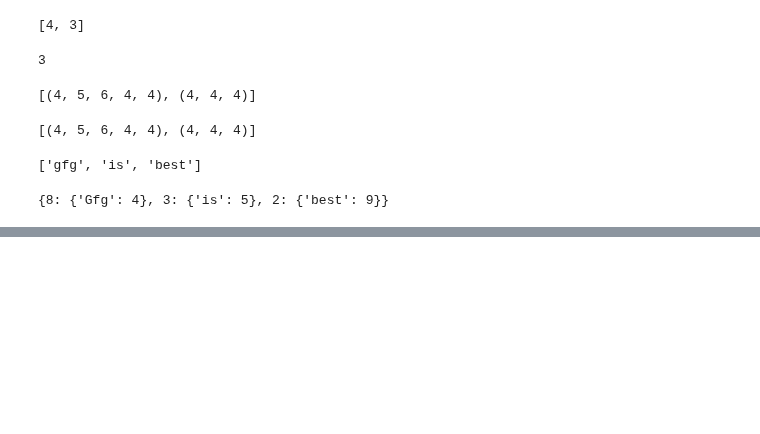
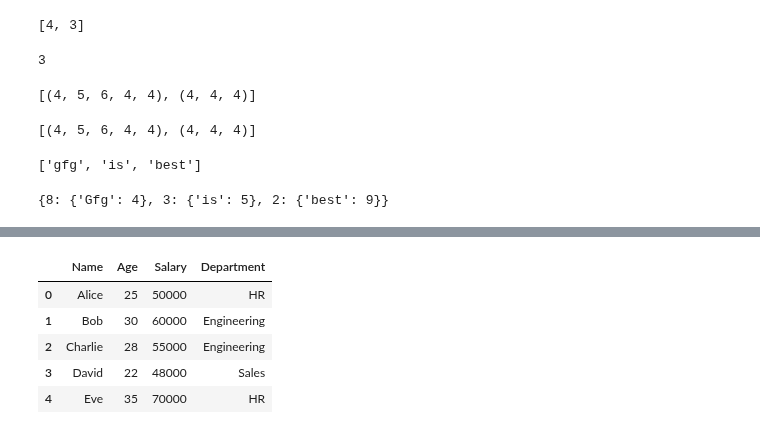
Before and after one commit to Ranjitghadge/Python-Practice, a Jupyter notebook: Python_Practice.ipynb, the cells around one changed output, grey strips where cells are left out. Cells and saved outputs as stored; diff of their text form; code cells hidden in the pictures; blank space fills up the shorter version.

```diff
--- a/Python_Practice.ipynb
+++ b/Python_Practice.ipynb
@@ -3493,0 +3585,18 @@ print(n)
+# %%
+data = {
+    'Name': ['Alice', 'Bob', 'Charlie', 'David', 'Eve'],
+    'Age': [25, 30, 28, 22, 35],
+    'Salary': [50000, 60000, 55000, 48000, 70000],
+    'Department': ['HR', 'Engineering', 'Engineering', 'Sales', 'HR']
+}
+
+df = pd.DataFrame(data)
+# %%
+df
+# %% [output]
+|  | Name | Age | Salary | Department |
+| 0 | Alice | 25 | 50000 | HR |
+| 1 | Bob | 30 | 60000 | Engineering |
+| 2 | Charlie | 28 | 55000 | Engineering |
+| 3 | David | 22 | 48000 | Sales |
+| 4 | Eve | 35 | 70000 | HR |
```
Also changed, not shown: parts of 22 cells of this notebook.
